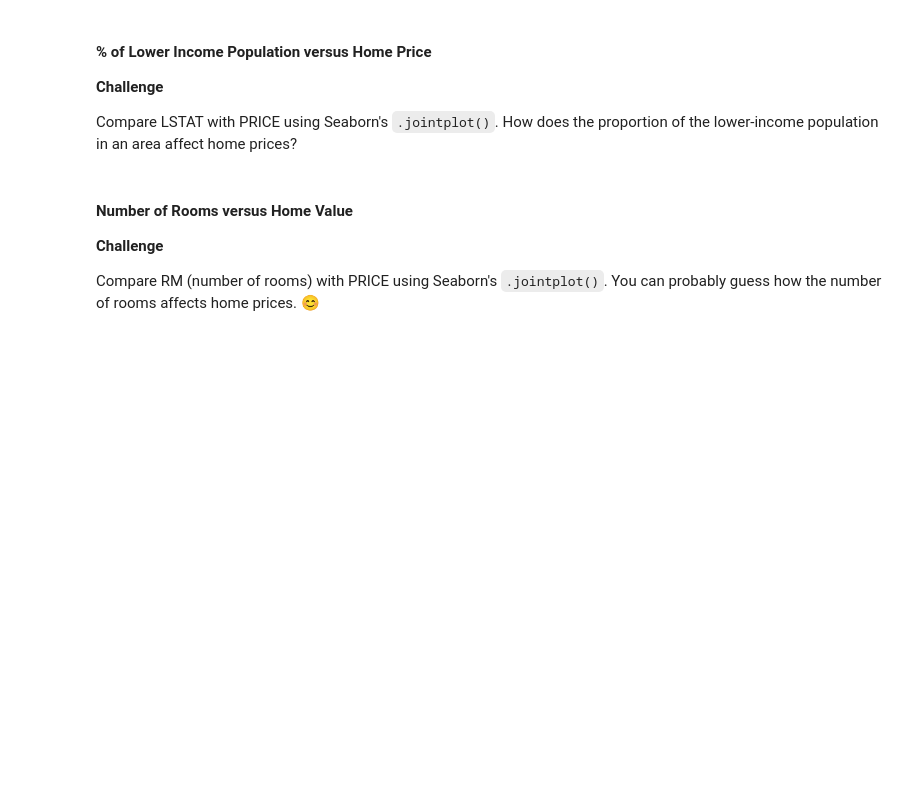
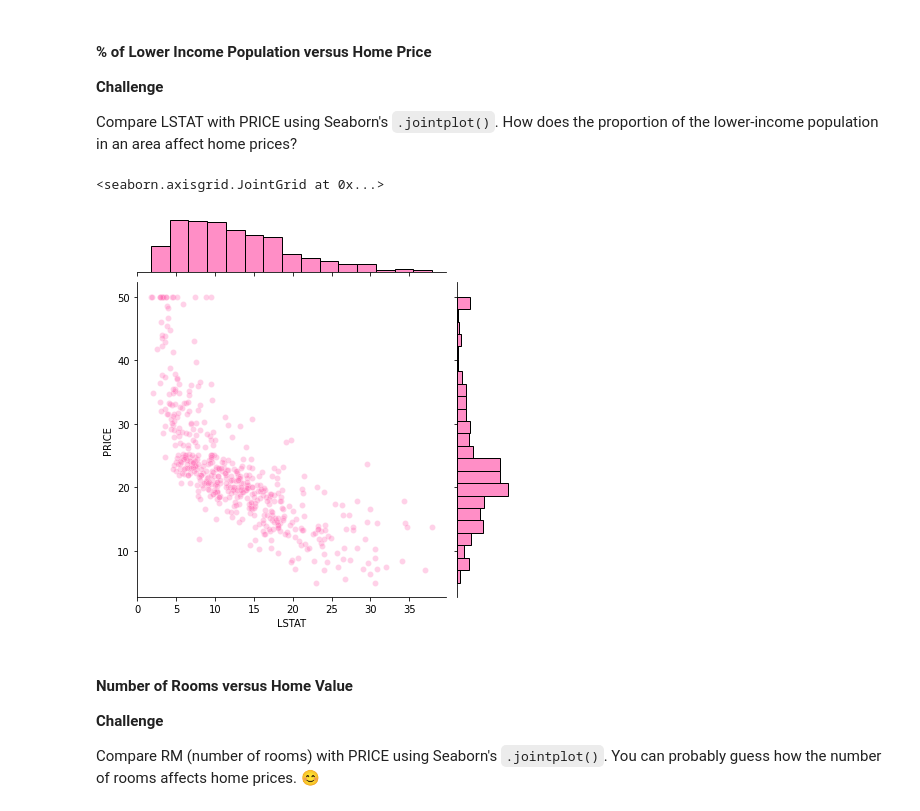
Before and after one commit to SidhuK/100_days_of_Code, a Jupyter notebook: Day_29_30/Multivariable_Regression_and_Valuation_Model.ipynb, the cells around one changed output. Drawn from its saved outputs; the diff is of its cells as text; code cells hidden in the pictures; blank space fills up the shorter version.

```diff
--- a/Day_29_30/Multivariable_Regression_and_Valuation_Model.ipynb
+++ b/Day_29_30/Multivariable_Regression_and_Valuation_Model.ipynb
@@ -333,6 +349,11 @@ Compare LSTAT (proportion of lower-income population) with RM (number of rooms)
 **Challenge**
 
 Compare LSTAT with PRICE using Seaborn's `.jointplot()`. How does the proportion of the lower-income population in an area affect home prices?
+# %%
+sns.jointplot(data=data, x=data.LSTAT, y=data.PRICE, color="hotpink", alpha = 0.3)
+# %% [output]
+<seaborn.axisgrid.JointGrid at 0x...>
+[figure, added]
 # %% [markdown]
 #### Number of Rooms versus Home Value
 
```
Also changed, not shown: parts of 8 cells of this notebook, 1 other file.
